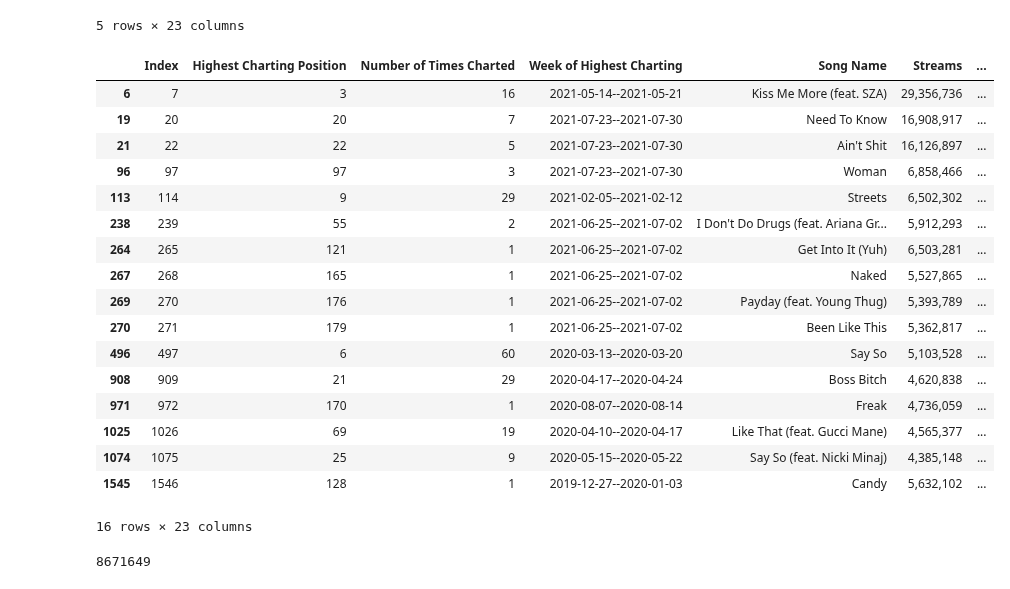
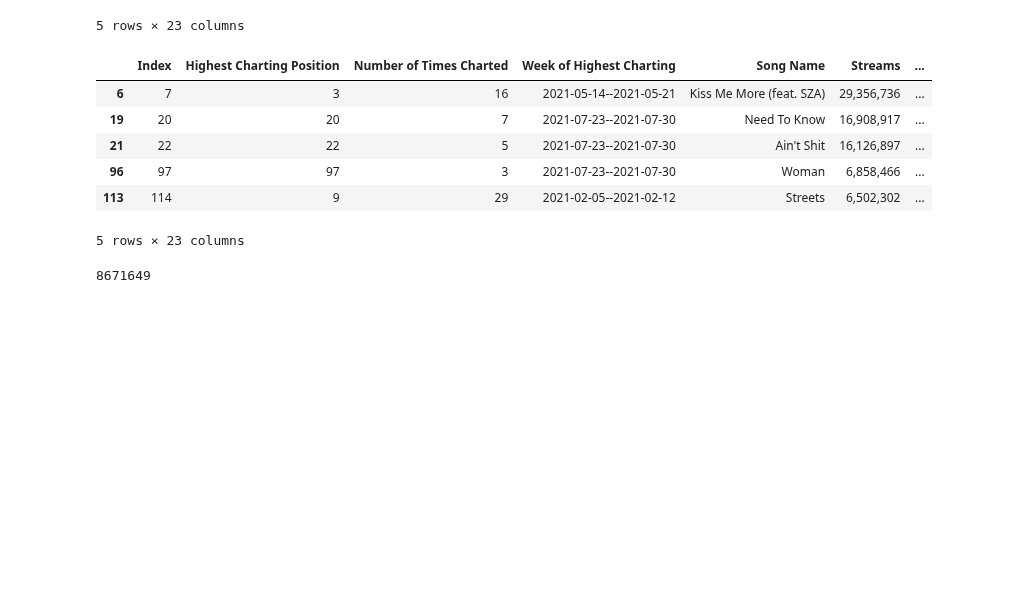
Before and after one commit to AoSxOrca/Project-1, a Jupyter notebook: project1_sewit-notebook.ipynb, the cells around one changed output. Saved outputs shown, nothing was run; the diff lists cells and outputs as text; code cells hidden in the pictures; blank space fills up the shorter version.

```diff
--- a/project1_sewit-notebook.ipynb
+++ b/project1_sewit-notebook.ipynb
@@ -22,23 +22,12 @@ spotify_df.head()
 # %%
 # create artist specific dataframe
 doja_cat_df = spotify_df[spotify_df ["Artist"] == "Doja Cat"].copy()
-doja_cat_df
+doja_cat_df.head()
 # %% [output]
 |  | Index | Highest Charting Position | Number of Times Charted | Week of Highest Charting | Song Name | Streams | ... |
 | 6 | 7 | 3 | 16 | 2021-05-14--2021-05-21 | Kiss Me More (feat. SZA) | 29,356,736 | ... |
 | 19 | 20 | 20 | 7 | 2021-07-23--2021-07-30 | Need To Know | 16,908,917 | ... |
 | 21 | 22 | 22 | 5 | 2021-07-23--2021-07-30 | Ain't Shit | 16,126,897 | ... |
 | 96 | 97 | 97 | 3 | 2021-07-23--2021-07-30 | Woman | 6,858,466 | ... |
 | 113 | 114 | 9 | 29 | 2021-02-05--2021-02-12 | Streets | 6,502,302 | ... |
-| 238 | 239 | 55 | 2 | 2021-06-25--2021-07-02 | I Don't Do Drugs (feat. Ariana Gr... | 5,912,293 | ... |
-| 264 | 265 | 121 | 1 | 2021-06-25--2021-07-02 | Get Into It (Yuh) | 6,503,281 | ... |
-| 267 | 268 | 165 | 1 | 2021-06-25--2021-07-02 | Naked | 5,527,865 | ... |
-| 269 | 270 | 176 | 1 | 2021-06-25--2021-07-02 | Payday (feat. Young Thug) | 5,393,789 | ... |
-| 270 | 271 | 179 | 1 | 2021-06-25--2021-07-02 | Been Like This | 5,362,817 | ... |
-| 496 | 497 | 6 | 60 | 2020-03-13--2020-03-20 | Say So | 5,103,528 | ... |
-| 908 | 909 | 21 | 29 | 2020-04-17--2020-04-24 | Boss Bitch | 4,620,838 | ... |
-| 971 | 972 | 170 | 1 | 2020-08-07--2020-08-14 | Freak | 4,736,059 | ... |
-| 1025 | 1026 | 69 | 19 | 2020-04-10--2020-04-17 | Like That (feat. Gucci Mane) | 4,565,377 | ... |
-| 1074 | 1075 | 25 | 9 | 2020-05-15--2020-05-22 | Say So (feat. Nicki Minaj) | 4,385,148 | ... |
-| 1545 | 1546 | 128 | 1 | 2019-12-27--2020-01-03 | Candy | 5,632,102 | ... |
-16 rows × 23 columns
+5 rows × 23 columns
```
Also changed, not shown: parts of 20 cells of this notebook.
